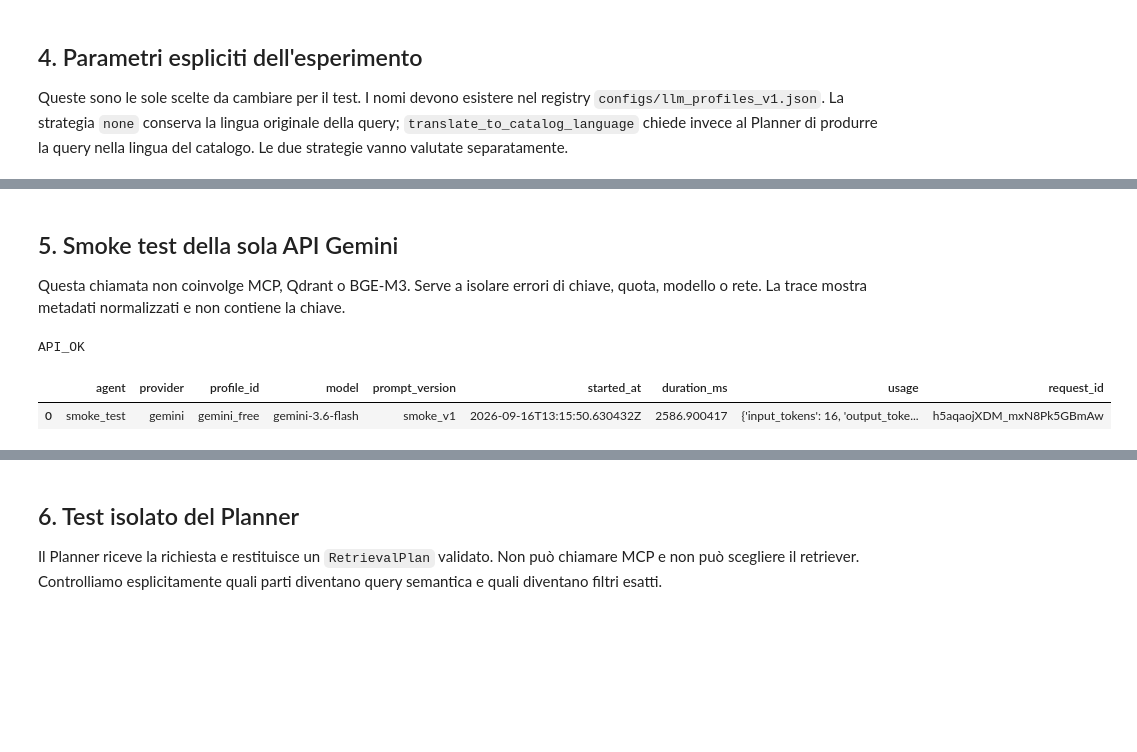
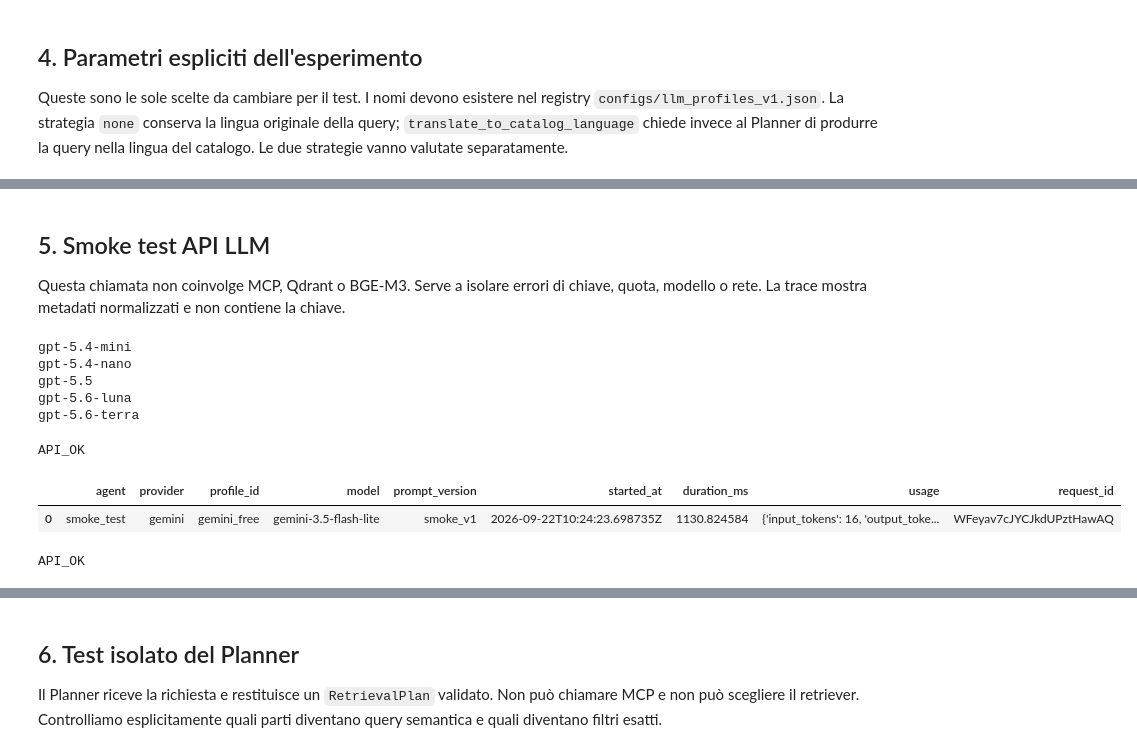
Before and after one commit to Matteo-Garavaglia/RM_MAS_movieLens, a Jupyter notebook: notebooks/08_llm_mcp_integration.ipynb, the cells around one changed output, grey strips where cells are left out. Cells and saved outputs as stored; diff of their text form; code cells hidden in the pictures; blank space fills up the shorter version.

Commit message:
integrazione tramite OpenAi

```diff
--- a/notebooks/08_llm_mcp_integration.ipynb
+++ b/notebooks/08_llm_mcp_integration.ipynb
@@ -132,26 +143,68 @@ display(pd.DataFrame([workflow_profile.model_dump()]))
 |  | workflow_id | planner_agent | critic_agent | answer_agent | enable_critic | max_retries | search_limit | ... |
 | 0 | grounded_v1 | planner | critic | answer | False | 1 | 10 | ... |
 # %% [markdown]
-## 5. Smoke test della sola API Gemini
+## 5. Smoke test API LLM
 
 Questa chiamata non coinvolge MCP, Qdrant o BGE-M3. Serve a isolare errori di chiave, quota, modello o rete. La trace mostra metadati normalizzati e non contiene la chiave.
+# %%
+# verifica modelli disponibili per OpenAI
+from dotenv import load_dotenv
+from openai import OpenAI
+
+load_dotenv(PROJECT_ROOT / ".env")
+
+client = OpenAI(
+    api_key=os.environ["OPENAI_API_KEY"],
+    base_url=os.getenv("OPENAI_BASE_URL") or None,
+)
+
+models = client.models.list()
+
+available_models = sorted(model.id for model in models.data)
+
+for model_id in available_models:
+    print(model_id)
+# %% [output]
+gpt-5.4-mini
+gpt-5.4-nano
+gpt-5.5
+gpt-5.6-luna
+gpt-5.6-terra
 # %%
+# GEMINI
 from movie_rag import GeminiProvider
 
 gemini_profile = catalog.get_llm_profile("gemini_free")
 gemini_provider = GeminiProvider(gemini_profile)
 
 smoke = await gemini_provider.generate_text(
     agent="smoke_test",
     prompt_version="smoke_v1",
     system_prompt="Reply with exactly: API_OK",
     user_prompt="Verify that this API call works.",
     temperature=0.0,
     max_output_tokens=500,
 )
 print(smoke.text)
 display(pd.DataFrame([smoke.trace.model_dump(mode="json")]))
+
+#OPENAI
+from movie_rag import OpenAIProvider
+
+openai_profile = catalog.get_llm_profile("openai_default")
+openai_provider = OpenAIProvider(openai_profile)
+
+smoke = await openai_provider.generate_text(
+    agent="smoke_test",
+    prompt_version="smoke_v1",
+    system_prompt="Reply with exactly: API_OK",
+    user_prompt="Verify that this API call works.",
+    max_output_tokens=500,
+)
+print(smoke.text)
+display(pd.DataFrame([smoke.trace.model_dump(mode="json")]))
 # %% [output]
 API_OK
 |  | agent | provider | profile_id | model | prompt_version | started_at | duration_ms | usage | request_id |
-| 0 | smoke_test | gemini | gemini_free | gemini-3.6-flash | smoke_v1 | 2026-09-16T13:15:50.630432Z | 2586.900417 | {'input_tokens': 16, 'output_toke... | h5aqaojXDM_mxN8Pk5GBmAw |
+| 0 | smoke_test | gemini | gemini_free | gemini-3.5-flash-lite | smoke_v1 | 2026-09-22T10:24:23.698735Z | 1130.824584 | {'input_tokens': 16, 'output_toke... | WFeyav7cJYCJkdUPztHawAQ |
+API_OK
```
Also changed, not shown: parts of 5 cells of this notebook, 3 other files.
